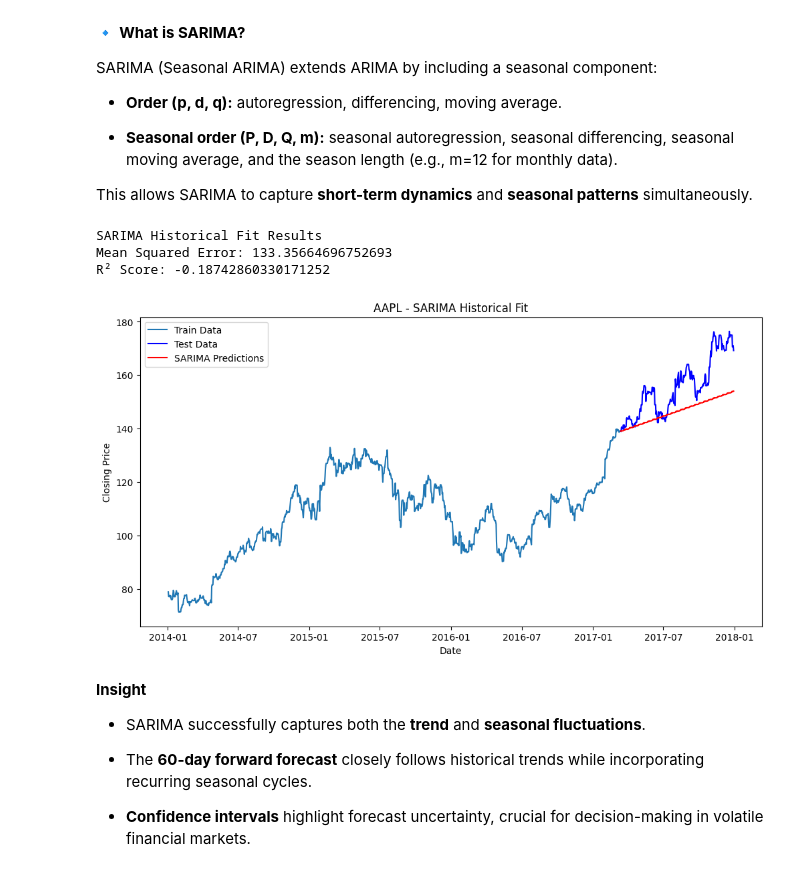
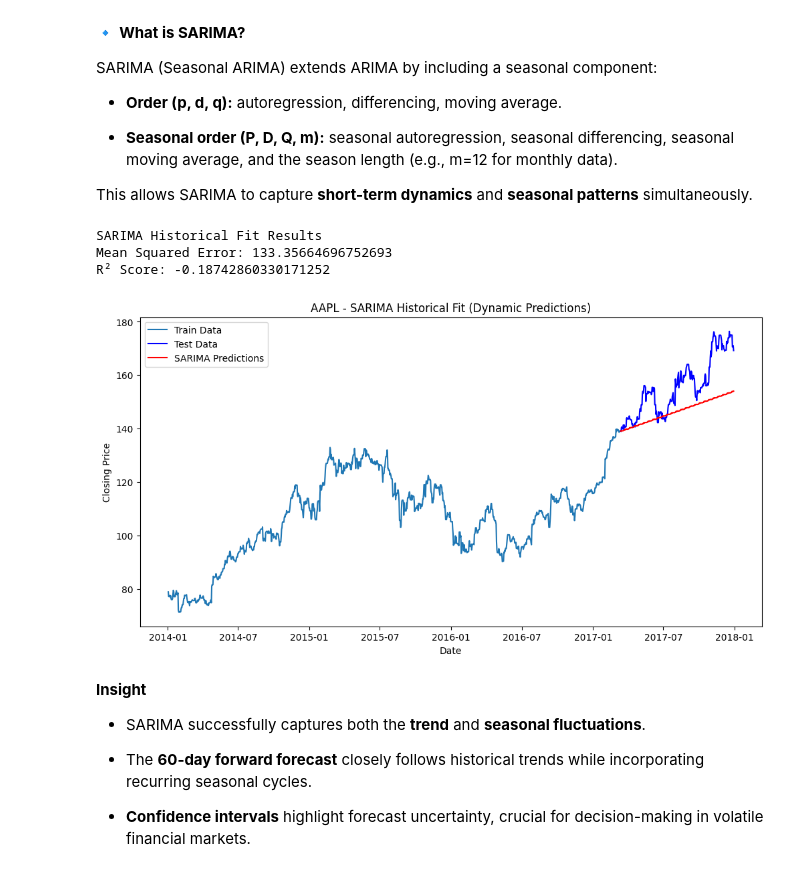
Before and after one commit to OcSpice/Time-Series-Analysis-Stock-Closing-Prices-, a Jupyter notebook: Time_Series_Analysis_Stock_Closing_Prices.ipynb, the cells around one changed output. Saved outputs shown, nothing was run; the diff lists cells and outputs as text; code cells hidden in the pictures.

```diff
--- a/Time_Series_Analysis_Stock_Closing_Prices.ipynb
+++ b/Time_Series_Analysis_Stock_Closing_Prices.ipynb
@@ -549,45 +553,49 @@ from sklearn.metrics import mean_squared_error, r2_score
 stock.index = pd.to_datetime(stock.index)
 stock = stock.asfreq('D')
 
-# Handle missing values by forward-fill then backward-fill
+# Handle missing values
 stock['close'] = stock['close'].ffill().bfill()
 
 # Train-test split (80% train, 20% test)
 train_size = int(len(stock) * 0.8)
 train, test = stock.iloc[:train_size], stock.iloc[train_size:]
 
-# Fit SARIMA model on training set
+# Fit SARIMA model
 sarima_model = SARIMAX(train['close'],
                        order=(1,1,1),
-                       seasonal_order=(1,1,1,12))  # no exog here
+                       seasonal_order=(1,1,1,12))
 sarima_result = sarima_model.fit(disp=False)
 
-# Forecast over test period
-pred_sarima = sarima_result.get_forecast(steps=len(test))
+# Dynamic predictions
+pred_sarima = sarima_result.get_prediction(
+    start=test.index[0],
+    end=test.index[-1],
+    dynamic=False
+)
 pred_mean = pred_sarima.predicted_mean
 
-# Evaluate performance
+# Evaluate
 mse = mean_squared_error(test['close'], pred_mean)
 r2 = r2_score(test['close'], pred_mean)
 print("SARIMA Historical Fit Results")
 print("Mean Squared Error:", mse)
 print("R² Score:", r2)
 
-# Plot Actual vs Predicted (historical fit)
+# Plot
 plt.figure(figsize=(12,6))
 plt.plot(train['close'], label="Train Data")
 plt.plot(test['close'], label="Test Data", color="blue")
 plt.plot(pred_mean, label="SARIMA Predictions", color="red")
-plt.title(f"{symbol_choice} - SARIMA Historical Fit")
+plt.title(f"{symbol_choice} - SARIMA Historical Fit (Dynamic Predictions)")
 plt.xlabel("Date")
 plt.ylabel("Closing Price")
 plt.legend()
 plt.show()
 # %% [output]
 SARIMA Historical Fit Results
 Mean Squared Error: 133.35664696752693
 R² Score: -0.18742860330171252
-[figure, old version]
+[figure, new version]
 # %% [markdown]
 **Insight**
 
```
Also changed, not shown: parts of 3 cells of this notebook.
